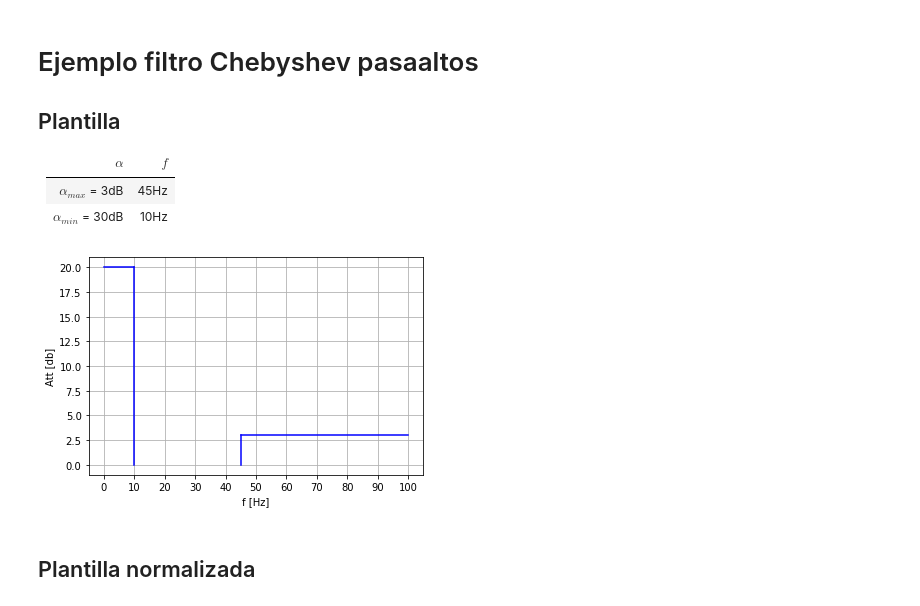
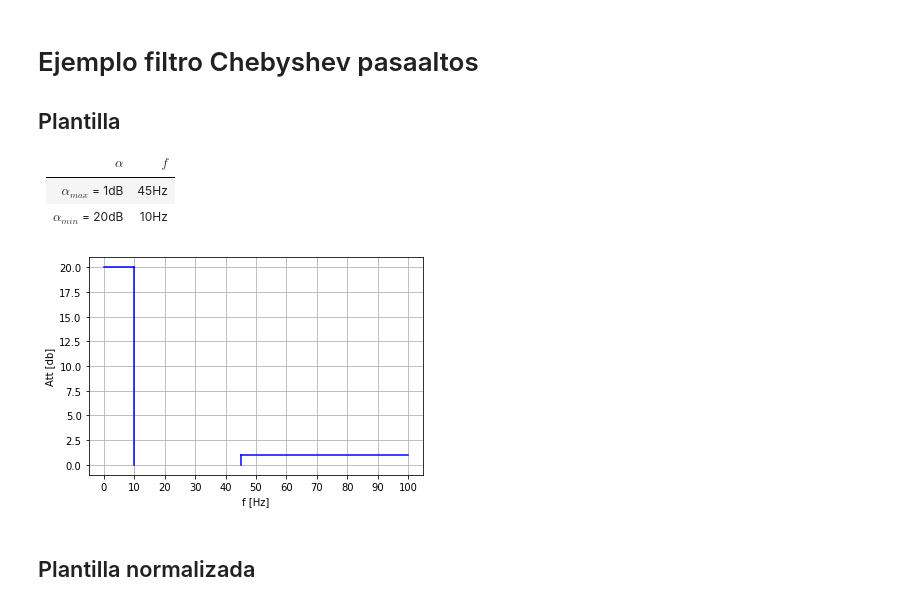
Before and after one commit to agalbachicar/tc2, a Jupyter notebook: notebooks/Ejercicio pasaaltos de clase.ipynb, the cells around one changed output. Cells and saved outputs as stored; diff of their text form; code cells hidden in the pictures.

```diff
--- a/notebooks/Ejercicio pasaaltos de clase.ipynb
+++ b/notebooks/Ejercicio pasaaltos de clase.ipynb
@@ -5,37 +5,37 @@
 
 |  $\alpha$               |  $f$  |
 |-------------------------|-------|
-|  $\alpha_{max}$ = 3dB   | 45Hz  |
-|  $\alpha_{min}$ = 30dB  | 10Hz  |
+|  $\alpha_{max}$ = 1dB   | 45Hz  |
+|  $\alpha_{min}$ = 20dB  | 10Hz  |
 # %%
 import numpy as np
 import matplotlib.pyplot as plt
 
 w_banda_paso = np.linspace(45, 100)
 w_banda_att = np.linspace(0, 10)
 att_min = 20  # dB
-att_max = 3  # dB
+att_max = 1  # dB
 
 # Lineas verticales para mejor visualizacion
 vertical_banda_paso = np.linspace(0, att_max)
 vertical_banda_att = np.linspace(0, att_min)
 
 # Ploteo
 fig, ax = plt.subplots()
 ax.ticklabel_format(useOffset=False)
 ax.set_ylabel('Att [db]')
 ax.set_xlabel('f [Hz]')
 ax.grid(True)
 ticks = range(0, 101,10)
 ax.set_xticks(ticks)
 ax.plot(w_banda_paso, [att_max] * len(w_banda_paso), '-b')
 ax.plot(w_banda_att, [att_min] * len(w_banda_att), '-b')
 ax.plot([45] * len(vertical_banda_paso), vertical_banda_paso, '-b')
 ax.plot([10] * len(vertical_banda_att), vertical_banda_att, '-b')
 
 plt.show()
 # %% [output]
-[figure, old version]
+[figure, new version]
 # %% [markdown]
 ## Plantilla normalizada
 # %%
```
Also changed, not shown: parts of 3 cells of this notebook.
